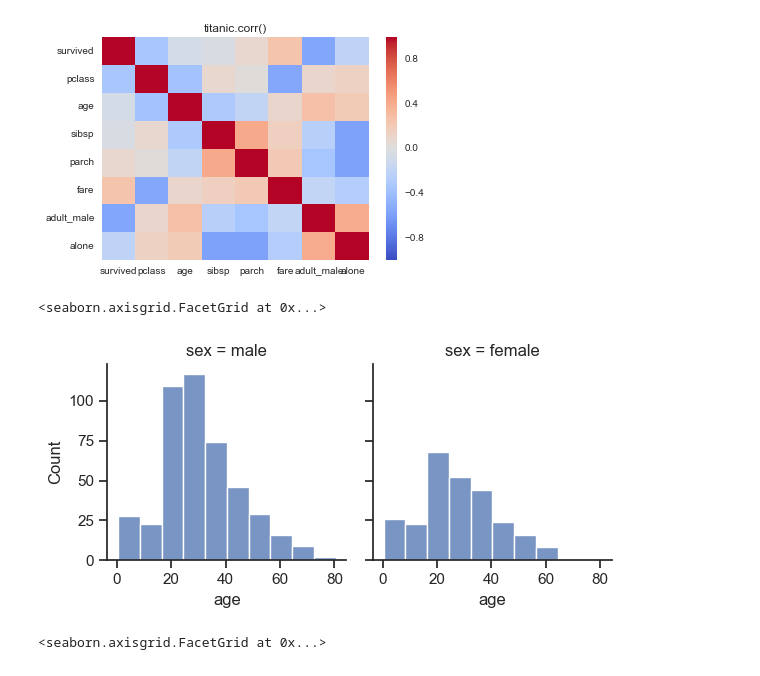
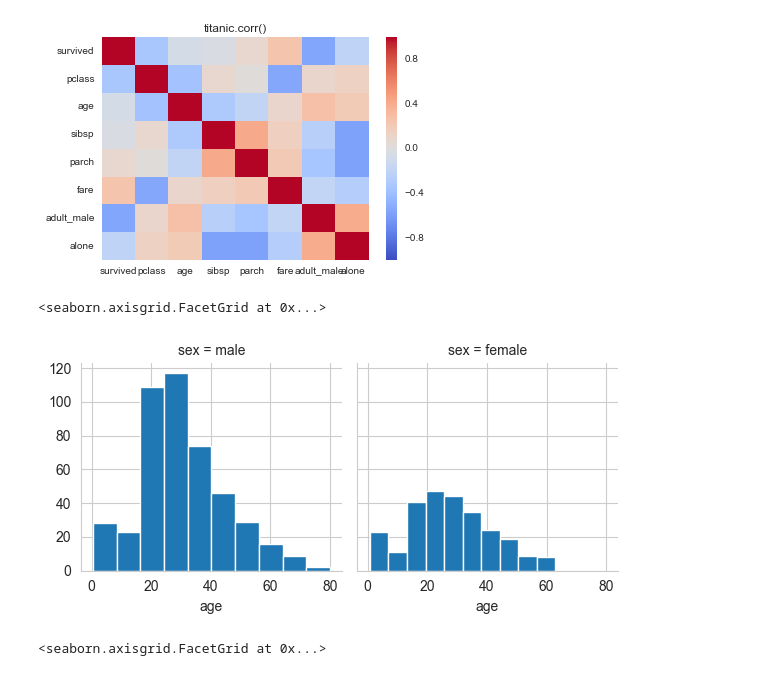
Before and after one commit to MsHegde-code/used-vehicle-price-prediction-data-science, a Jupyter notebook: exercise/Seaborn_Exercises_Ans.ipynb, the cells around one changed output. Cells and saved outputs as stored; diff of their text form; code cells hidden in the pictures.

```diff
--- a/exercise/Seaborn_Exercises_Ans.ipynb
+++ b/exercise/Seaborn_Exercises_Ans.ipynb
@@ -83,8 +80,5 @@ sns.despine(offset=10, trim=True)
 # REPLICATE EXERCISE PLOT IMAGE BELOW
 # BE CAREFUL NOT TO OVERWRITE CELL BELOW
 # THAT WOULD REMOVE THE EXERCISE PLOT IMAGE!
-
-
-sns.set_theme(style="whitegrid", palette="muted")
-ax = sns.swarmplot(data=titanic, x="class", y="age",  hue="pclass")
+sns.swarmplot(x='class',y='age',data=titanic,hue="pclass")
 # %% [output]
@@ -133,15 +118,13 @@ sns.heatmap(corr,  cmap=cmap, vmax=.8, center=0,
 # %%
 # CODE HERE
 # REPLICATE EXERCISE PLOT IMAGE BELOW
 # BE CAREFUL NOT TO OVERWRITE CELL BELOW
 # THAT WOULD REMOVE THE EXERCISE PLOT IMAGE!
-sns.displot(
-    titanic, x="age", col="sex",
-    binwidth=8, height=3
-)
+ax = sns.FacetGrid(titanic, col="sex")
+ax.map(plt.hist,'age')
 # %% [output]
 <seaborn.axisgrid.FacetGrid at 0x...>
-[figure, old version]
+[figure, new version]
 # %%
 # %% [output]
 <seaborn.axisgrid.FacetGrid at 0x...>
```
Also changed, not shown: parts of 8 cells of this notebook, 3 other files.
